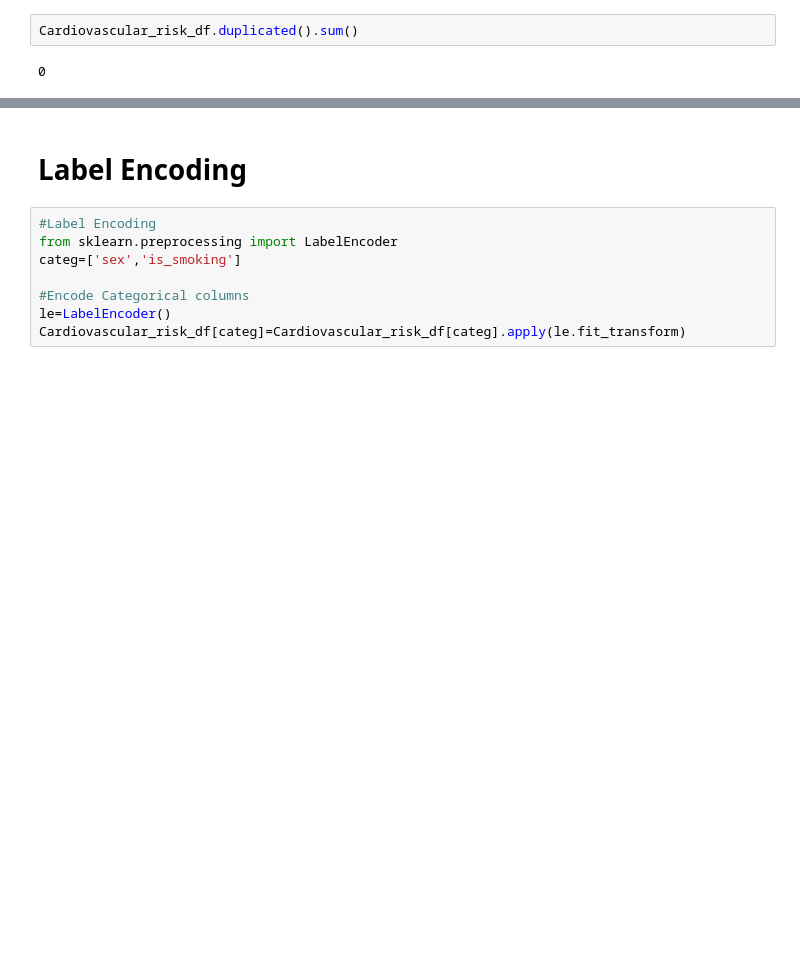
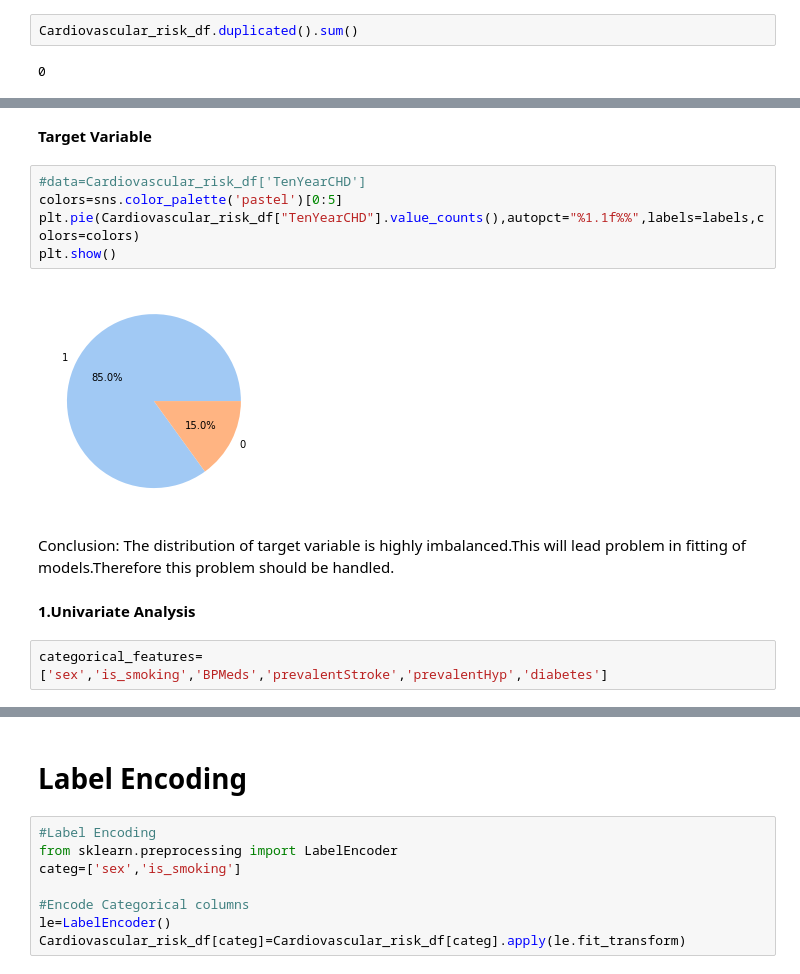
Before and after one commit to aditi10998/Cardiovascular_risk_prediction-, a Jupyter notebook: Cardiovascular_risk_prediction.ipynb, the cells around one changed output, grey strips where cells are left out. Cells and saved outputs as stored; diff of their text form; blank space fills up the shorter version.

```diff
--- a/Cardiovascular_risk_prediction.ipynb
+++ b/Cardiovascular_risk_prediction.ipynb
@@ -329,0 +360,16 @@ Cardiovascular_risk_df.duplicated().sum()
+# %% [markdown]
+**Target Variable**
+# %%
+#data=Cardiovascular_risk_df['TenYearCHD']
+colors=sns.color_palette('pastel')[0:5]
+plt.pie(Cardiovascular_risk_df["TenYearCHD"].value_counts(),autopct="%1.1f%%",labels=labels,colors=colors)
+plt.show()
+# %% [output]
+[figure, added]
+# %% [markdown]
+Conclusion:
+The distribution of target variable is highly imbalanced.This will lead problem in fitting of models.Therefore this problem should be handled.
+# %% [markdown]
+**1.Univariate Analysis**
+# %%
+categorical_features=['sex','is_smoking','BPMeds','prevalentStroke','prevalentHyp','diabetes']
```
Also changed, not shown: parts of 18 cells of this notebook.
